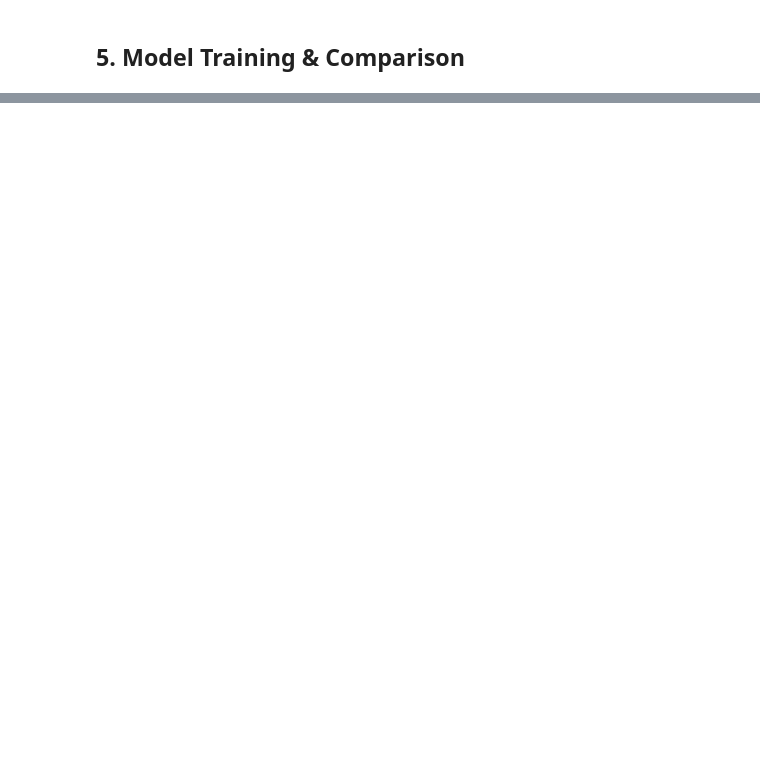
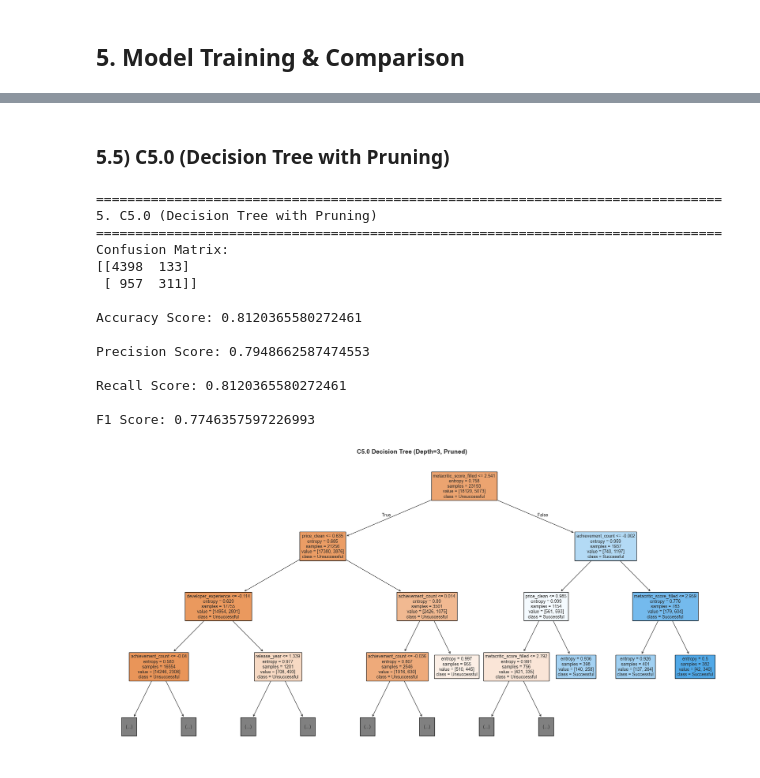
Before and after one commit to Ayan-Mahmood/DataMining_SteamGameSuccess, a Jupyter notebook: finalproject/final_streamlined.ipynb, the cells around one changed output, grey strips where cells are left out. Cells and saved outputs as stored; diff of their text form; code cells hidden in the pictures; blank space fills up the shorter version.

```diff
--- a/finalproject/final_streamlined.ipynb
+++ b/finalproject/final_streamlined.ipynb
@@ -643,0 +629,48 @@ Top 15 Most Important Features:
+# %% [markdown]
+### 5.5) C5.0 (Decision Tree with Pruning)
+# %%
+print("\n" + "="*80)
+print("5. C5.0 (Decision Tree with Pruning)")
+print("="*80)
+
+# Create and train C5.0 model (entropy with max_leaf_nodes for pruning)
+c50_model = DecisionTreeClassifier(criterion='entropy', random_state=42,
+                                   max_depth=10, max_leaf_nodes=20)
+c50_model.fit(X_train_scaled, y_train)
+
+# Make predictions
+y_pred_c50 = c50_model.predict(X_test_scaled)
+
+# Evaluate
+print('Confusion Matrix:')
+print(confusion_matrix(y_test, y_pred_c50))
+print('\nAccuracy Score:', accuracy_score(y_test, y_pred_c50))
+print('\nPrecision Score:', precision_score(y_test, y_pred_c50, average='weighted'))
+print('\nRecall Score:', recall_score(y_test, y_pred_c50, average='weighted'))
+print('\nF1 Score:', f1_score(y_test, y_pred_c50, average='weighted'))
+
+results.append({'Model': 'C5.0', 'Accuracy': accuracy_score(y_test, y_pred_c50), 'F1-Score': f1_score(y_test, y_pred_c50, average='weighted')})
+
+# Visualize tree (limited depth for readability)
+plt.figure(figsize=(20, 10), dpi=100)
+plot_tree(c50_model, max_depth=3, fontsize=10, filled=True,
+          feature_names=X_train_scaled.columns, class_names=['Unsuccessful', 'Successful'])
+plt.title('C5.0 Decision Tree (Depth=3, Pruned)', fontsize=14, fontweight='bold')
+plt.tight_layout()
+plt.show()
+# %% [output]
+================================================================================
+5. C5.0 (Decision Tree with Pruning)
+================================================================================
+Confusion Matrix:
+[[4398  133]
+ [ 957  311]]
+
+Accuracy Score: 0.8120365580272461
+
+Precision Score: 0.7948662587474553
+
+Recall Score: 0.8120365580272461
+
+F1 Score: 0.7746357597226993
+[figure, added]
```
Also changed, not shown: parts of 32 cells of this notebook.
